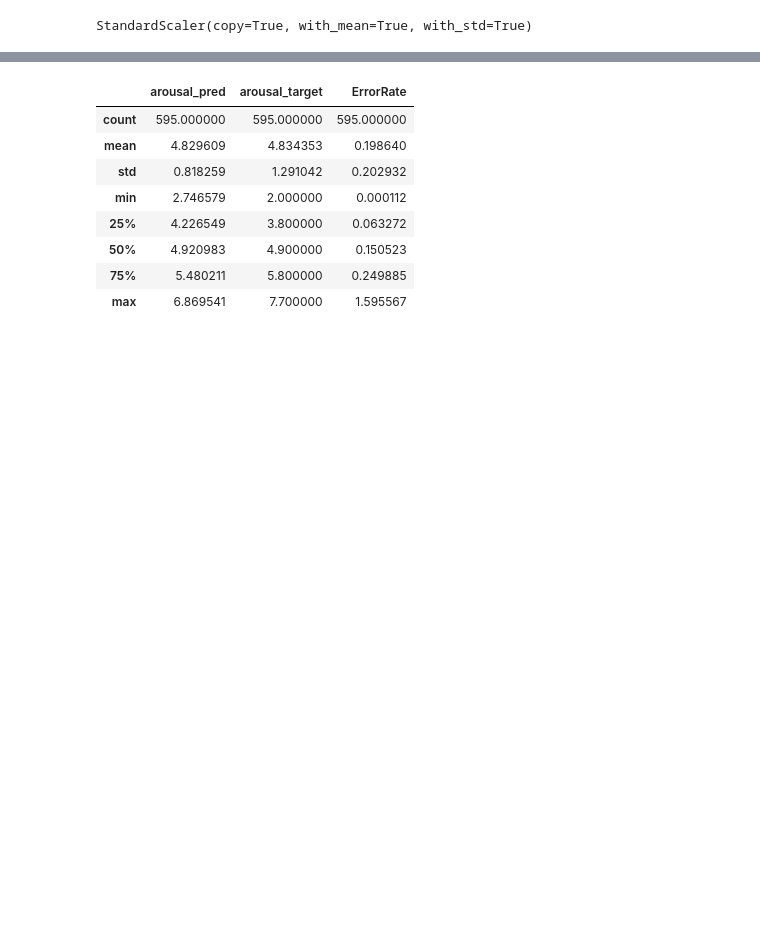
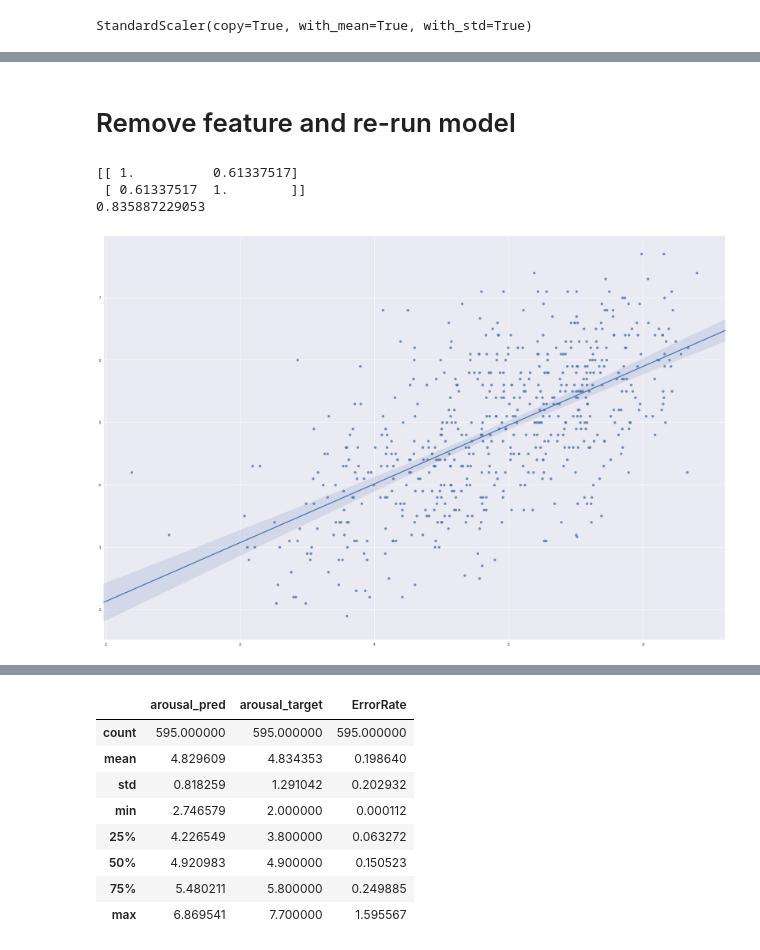
Before and after one commit to hminle/music-analysis, a Jupyter notebook: model/Untitled.ipynb, the cells around one changed output, grey strips where cells are left out. Saved outputs shown, nothing was run; the diff lists cells and outputs as text; code cells hidden in the pictures; blank space fills up the shorter version.

```diff
--- a/model/Untitled.ipynb
+++ b/model/Untitled.ipynb
@@ -141,6 +155,8 @@ def create_model(model, data, y):
     X_train, X_test, y_train, y_test = train_test_split(data, y, test_size=0.33, random_state=7)
     model.fit(X_train, y_train)
     y_pred = model.predict(X_test)
+    sns.regplot(x=y_pred, y=y_test)
+    print(np.corrcoef(y_pred, y_test))
     print(mean_squared_error(y_test, y_pred))
 # %%
 clf_valence = XGBRegressor()
@@ -155,0 +212,4 @@ create_model(clf_arousal, data.as_matrix(), np.array(y['arousal_mean']))
+# %% [markdown]
+# Remove feature and re-run model
+# %%
+data_removed = data.copy()
@@ -155,0 +219,8 @@ create_model(clf_arousal, data.as_matrix(), np.array(y['arousal_mean']))
+# %%
+clf_valence_removed = XGBRegressor()
+create_model(clf_valence_removed, data_removed.as_matrix(), np.array(y['valence_mean']))
+# %% [output]
+[[ 1.          0.61337517]
+ [ 0.61337517  1.        ]]
+0.835887229053
+[figure, added]
```
Also changed, not shown: parts of 22 cells of this notebook.
